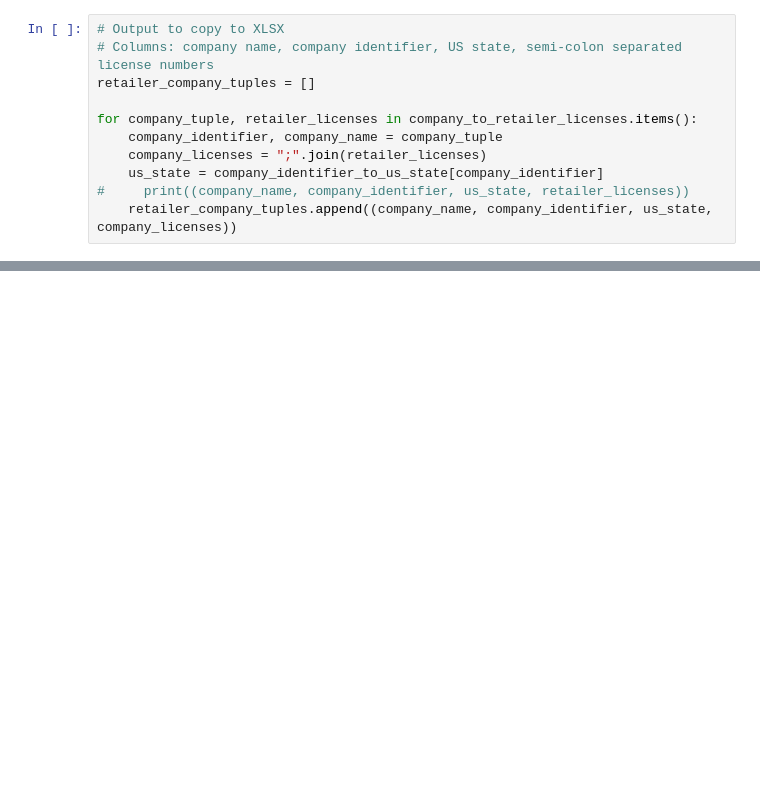
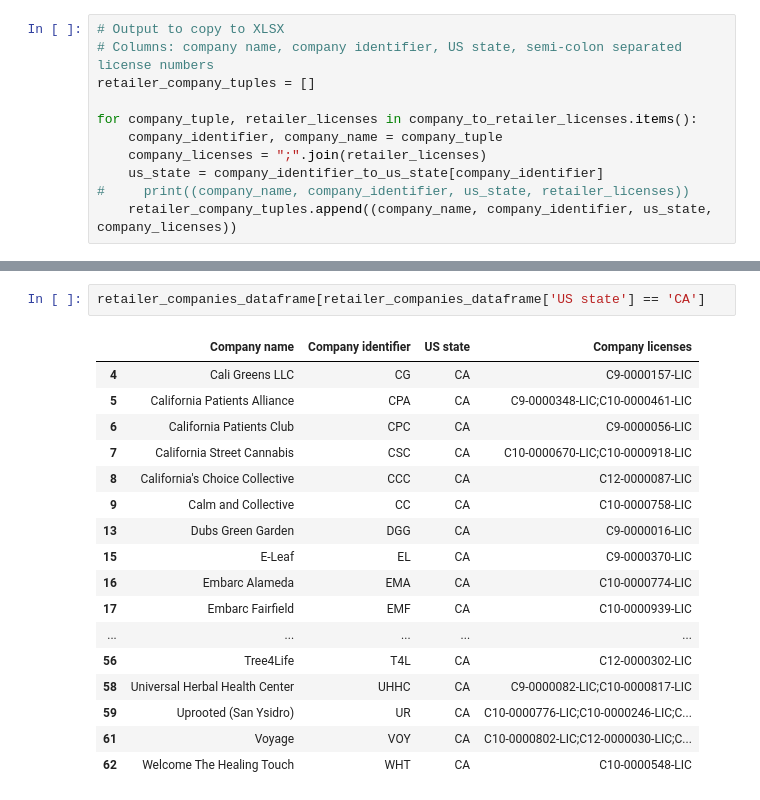
Before and after one commit to warrenshen/platform, a Jupyter notebook: services/api-server/notebooks/analysis/fetch_retailer_companies.ipynb, the cells around one changed output, grey strips where cells are left out. Cells and saved outputs as stored; diff of their text form; blank space fills up the shorter version.

```diff
--- a/services/api-server/notebooks/analysis/fetch_retailer_companies.ipynb
+++ b/services/api-server/notebooks/analysis/fetch_retailer_companies.ipynb
@@ -101,3 +155,23 @@ retailer_companies_dataframe
+# %%
+retailer_companies_dataframe[retailer_companies_dataframe['US state'] == 'CA']
+# %% [output]
+|  | Company name | Company identifier | US state | Company licenses |
+| 4 | Cali Greens LLC | CG | CA | C9-0000157-LIC |
+| 5 | California Patients Alliance | CPA | CA | C9-0000348-LIC;C10-0000461-LIC |
+| 6 | California Patients Club | CPC | CA | C9-0000056-LIC |
+| 7 | California Street Cannabis | CSC | CA | C10-0000670-LIC;C10-0000918-LIC |
+| 8 | California's Choice Collective | CCC | CA | C12-0000087-LIC |
+| 9 | Calm and Collective | CC | CA | C10-0000758-LIC |
+| 13 | Dubs Green Garden | DGG | CA | C9-0000016-LIC |
+| 15 | E-Leaf | EL | CA | C9-0000370-LIC |
+| 16 | Embarc Alameda | EMA | CA | C10-0000774-LIC |
+| 17 | Embarc Fairfield | EMF | CA | C10-0000939-LIC |
+| ... | ... | ... | ... | ... |
+| 56 | Tree4Life | T4L | CA | C12-0000302-LIC |
+| 58 | Universal Herbal Health Center | UHHC | CA | C9-0000082-LIC;C10-0000817-LIC |
+| 59 | Uprooted (San Ysidro) | UR | CA | C10-0000776-LIC;C10-0000246-LIC;C... |
+| 61 | Voyage | VOY | CA | C10-0000802-LIC;C12-0000030-LIC;C... |
+| 62 | Welcome The Healing Touch | WHT | CA | C10-0000548-LIC |
 # %%
 import time
 from datetime import date
```
Also changed, not shown: parts of 5 cells of this notebook, 6 other files.
